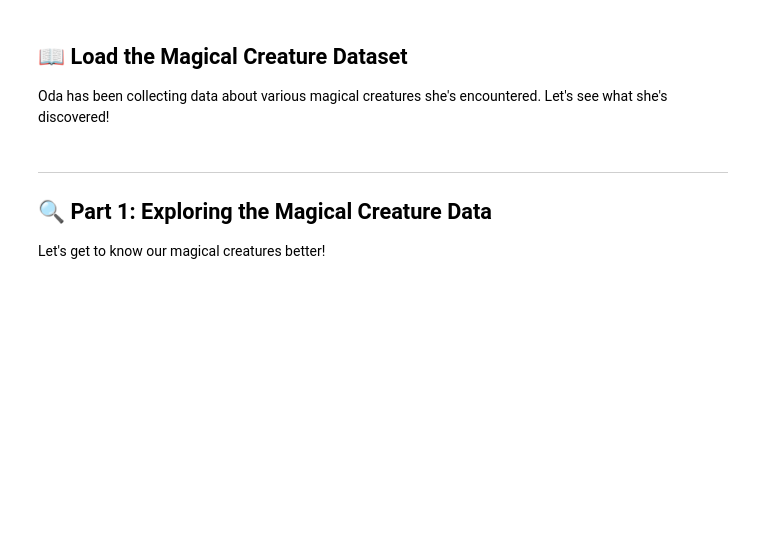
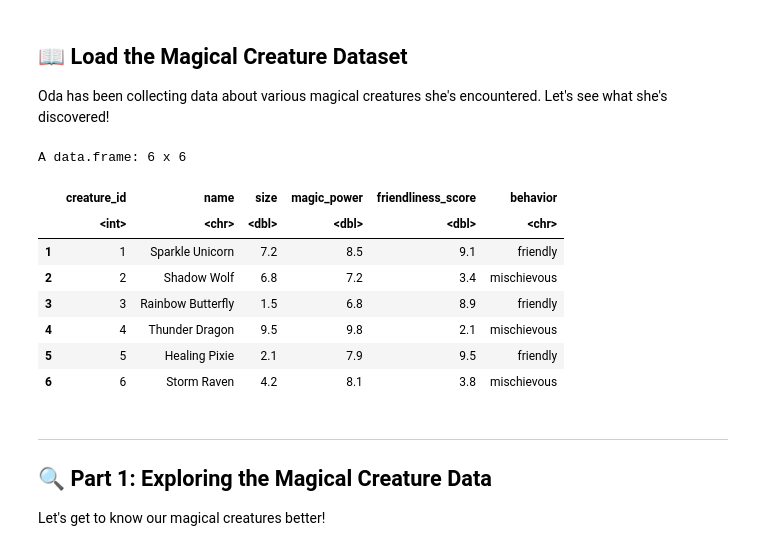
Before and after one commit to skysheng7/data_science_for_kids, a Jupyter notebook: docs/day05/solutions/day05_spell_solutions_nb.ipynb, the cells around one changed output. Cells and saved outputs as stored; diff of their text form; code cells hidden in the pictures; blank space fills up the shorter version.

```diff
--- a/docs/day05/solutions/day05_spell_solutions_nb.ipynb
+++ b/docs/day05/solutions/day05_spell_solutions_nb.ipynb
@@ -30,10 +50,20 @@ Oda has been collecting data about various magical creatures she's encountered.
 # %%
 # Load the magical creature dataset
 # This dataset contains information about various magical creatures Oda has encountered
-creatures <- read_csv("../datasets/magical_creatures.csv")
+creatures <- read.csv("../datasets/magical_creatures.csv")
 
 # Take a look at our magical friends
 head(creatures)
+# %% [output]
+A data.frame: 6 x 6
+|  | creature_id | name | size | magic_power | friendliness_score | behavior |
+|  | <int> | <chr> | <dbl> | <dbl> | <dbl> | <chr> |
+| 1 | 1 | Sparkle Unicorn | 7.2 | 8.5 | 9.1 | friendly |
+| 2 | 2 | Shadow Wolf | 6.8 | 7.2 | 3.4 | mischievous |
+| 3 | 3 | Rainbow Butterfly | 1.5 | 6.8 | 8.9 | friendly |
+| 4 | 4 | Thunder Dragon | 9.5 | 9.8 | 2.1 | mischievous |
+| 5 | 5 | Healing Pixie | 2.1 | 7.9 | 9.5 | friendly |
+| 6 | 6 | Storm Raven | 4.2 | 8.1 | 3.8 | mischievous |
 # %% [markdown]
 ---
 
```
Also changed, not shown: parts of 22 cells of this notebook, 1 other file.
